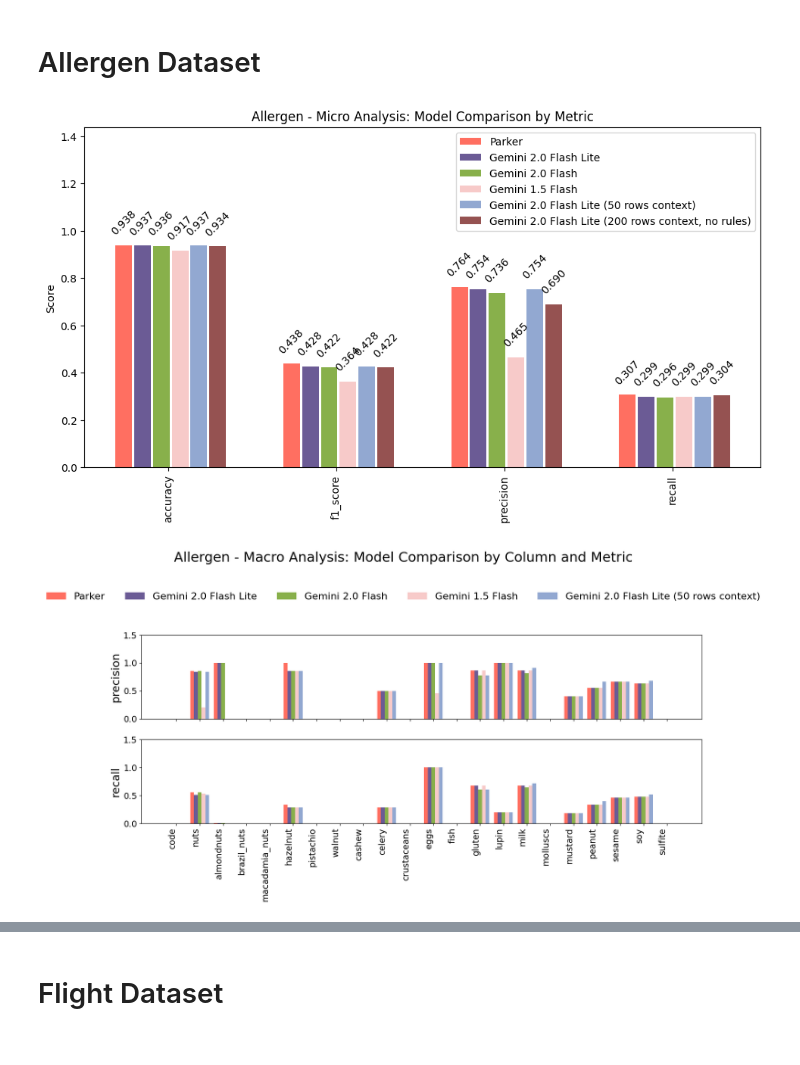
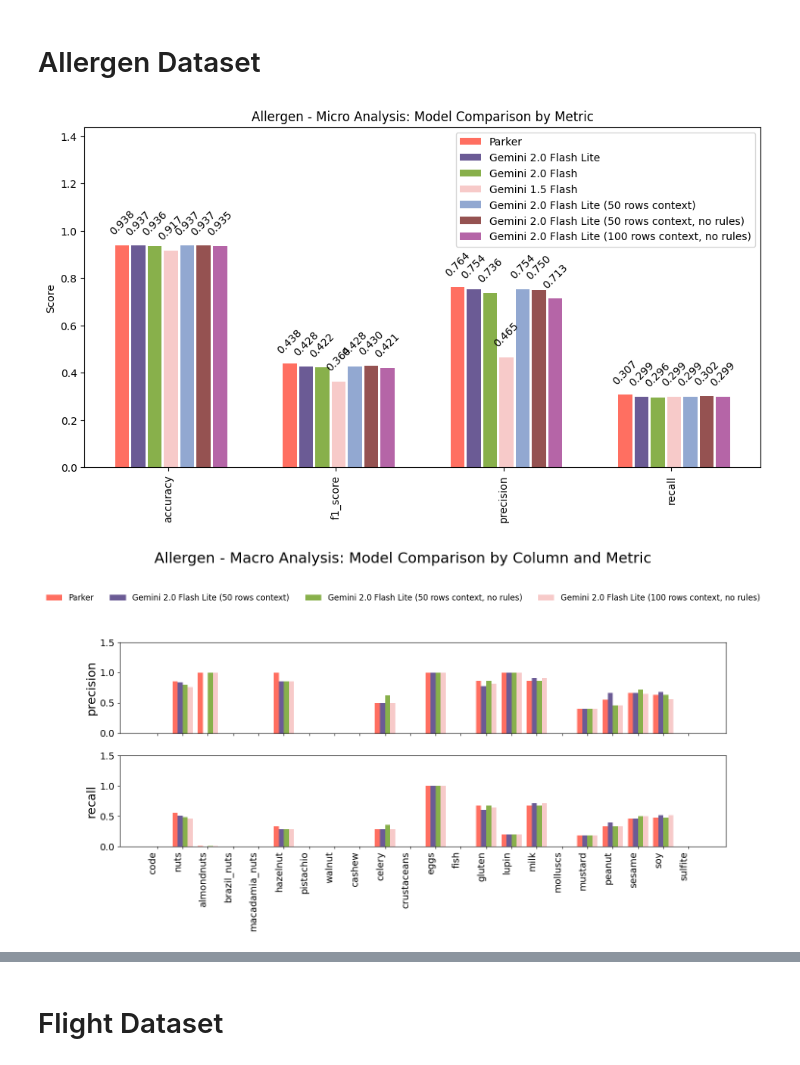
Before and after one commit to lukasketzer/llm_data_quality_assistant, a Jupyter notebook: analysis/results/graphs.ipynb, the cells around one changed output, grey strips where cells are left out. Saved outputs shown, nothing was run; the diff lists cells and outputs as text; code cells hidden in the pictures.

```diff
--- a/analysis/results/graphs.ipynb
+++ b/analysis/results/graphs.ipynb
@@ -98,7 +98,7 @@ def plot_macro_analysis(model_data: Dict[str, dict], dataset_name: str, show_ann
         ax.tick_params(axis='y', labelsize=14)
     axes[-1].set_xticks(x)
     axes[-1].set_xticklabels(column_names, rotation=90, ha='right', fontsize=14)
-    fig.legend(models, loc='upper center', ncol=len(models), frameon=False, bbox_to_anchor=(0.5, 0.93), fontsize=16)
+    fig.legend(models, loc='upper center', ncol=len(models), frameon=False, bbox_to_anchor=(0.5, 0.93), fontsize=12)
     plt.tight_layout(rect=(0, 0, 1, 0.90), pad=2.0)
     plt.show()
 
@@ -193,7 +193,7 @@ def plot_macro_difference_vs_parker(model_data: Dict[str, dict], dataset_name: s
         ax.tick_params(axis='y', labelsize=14)
     axes[-1].set_xticks(x)
     axes[-1].set_xticklabels(column_names, rotation=90, ha='right', fontsize=14)
-    fig.legend(models, loc='upper center', ncol=len(models), frameon=False, bbox_to_anchor=(0.5, 0.93), fontsize=16)
+    fig.legend(models, loc='upper center', ncol=len(models), frameon=False, bbox_to_anchor=(0.5, 0.93), fontsize=12)
     plt.tight_layout(rect=(0, 0, 1, 0.90), pad=2.0)
     plt.show()
 # %% [markdown]
@@ -231,36 +231,38 @@ plot_macro_difference_vs_parker(load_model_data(base_path, macro_files), "EudraC
 # %%
 # Allergen paths and files
 base_path = os.path.join('.', 'allergen')
 micro_files = {
-    "Parker":  'parker_results_micro.json',
-    "Gemini 2.0 Flash Lite": 'gemini_2_0_flash_lite_results_micro.json',
-    "Gemini 2.0 Flash": 'gemini_2_0_flash_results_micro.json',
+    "Parker": "parker_results_micro.json",
+    "Gemini 2.0 Flash Lite": "gemini_2_0_flash_lite_results_micro.json",
+    "Gemini 2.0 Flash": "gemini_2_0_flash_results_micro.json",
     "Gemini 1.5 Flash": "gemini_1_5_flash_results_micro.json",
     # "Gemini 2.0 Flash Lite (10 rows context)": 'gemini_2_0_flash_lite10_rows_context_results_micro.json',
-    "Gemini 2.0 Flash Lite (50 rows context)": 'gemini_2_0_flash_lite50_rows_context_results_micro.json',
-    # "Gemini 2.0 Flash Lite (100 rows context, no rules)": 'gemini_2_0_flash_lite100_rows_context_no_rules_results_micro.json',
-    "Gemini 2.0 Flash Lite (200 rows context, no rules)": 'gemini_2_0_flash_lite200_rows_context_no_rules_results_micro.json',
+    "Gemini 2.0 Flash Lite (50 rows context)": "gemini_2_0_flash_lite50_rows_context_results_micro.json",
+    "Gemini 2.0 Flash Lite (50 rows context, no rules)": "gemini_2_0_flash_lite50 rows_ no rules_results_micro.json",
+    "Gemini 2.0 Flash Lite (100 rows context, no rules)": 'gemini_2_0_flash_lite100_rows_context_no_rules_results_micro.json',
+    # "Gemini 2.0 Flash Lite (200 rows context, no rules)": "gemini_2_0_flash_lite200_rows_context_no_rules_results_micro.json",
 }
 macro_files = {
     "Parker": "parker_results_macro.json",
-    "Gemini 2.0 Flash Lite": "gemini_2_0_flash_lite_results_macro.json",
-    "Gemini 2.0 Flash": "gemini_2_0_flash_results_macro.json",
-    "Gemini 1.5 Flash": "gemini_1_5_flash_results_macro.json",
-    "Gemini 2.0 Flash Lite (10 rows context)": 'gemini_2_0_flash_lite10_rows_context_results_macro.json',
+    # "Gemini 2.0 Flash Lite": "gemini_2_0_flash_lite_results_macro.json",
+    # "Gemini 2.0 Flash": "gemini_2_0_flash_results_macro.json",
+    # "Gemini 1.5 Flash": "gemini_1_5_flash_results_macro.json",
+    # "Gemini 2.0 Flash Lite (10 rows context)": 'gemini_2_0_flash_lite10_rows_context_results_macro.json',
     "Gemini 2.0 Flash Lite (50 rows context)": 'gemini_2_0_flash_lite50_rows_context_results_macro.json',
+    "Gemini 2.0 Flash Lite (50 rows context, no rules)": "gemini_2_0_flash_lite50 rows_ no rules_results_macro.json",
     "Gemini 2.0 Flash Lite (100 rows context, no rules)": 'gemini_2_0_flash_lite100_rows_context_no_rules_results_macro.json',
-    "Gemini 2.0 Flash Lite (200 rows context, no rules)": 'gemini_2_0_flash_lite200_rows_context_no_rules_results_macro.json',
+    # "Gemini 2.0 Flash Lite (200 rows context, no rules)": 'gemini_2_0_flash_lite200_rows_context_no_rules_results_macro.json',
 }
 # Micro
 model_data = load_model_data(base_path, micro_files)
 plot_micro_analysis(model_data, "Allergen")
 # Macro
 model_data = load_model_data(base_path, macro_files)
 plot_macro_analysis(model_data, "Allergen")
 # Difference vs Parker (Micro)
 plot_difference_vs_parker(load_model_data(base_path, micro_files), "Allergen")
 # Difference vs Parker (Macro)
 plot_macro_difference_vs_parker(load_model_data(base_path, macro_files), "Allergen")
 # %% [output]
-[figure, old version]
+[figure, new version]
-[figure, old version]
+[figure, new version]
```
Also changed, not shown: parts of 4 cells of this notebook, 2 other files.
